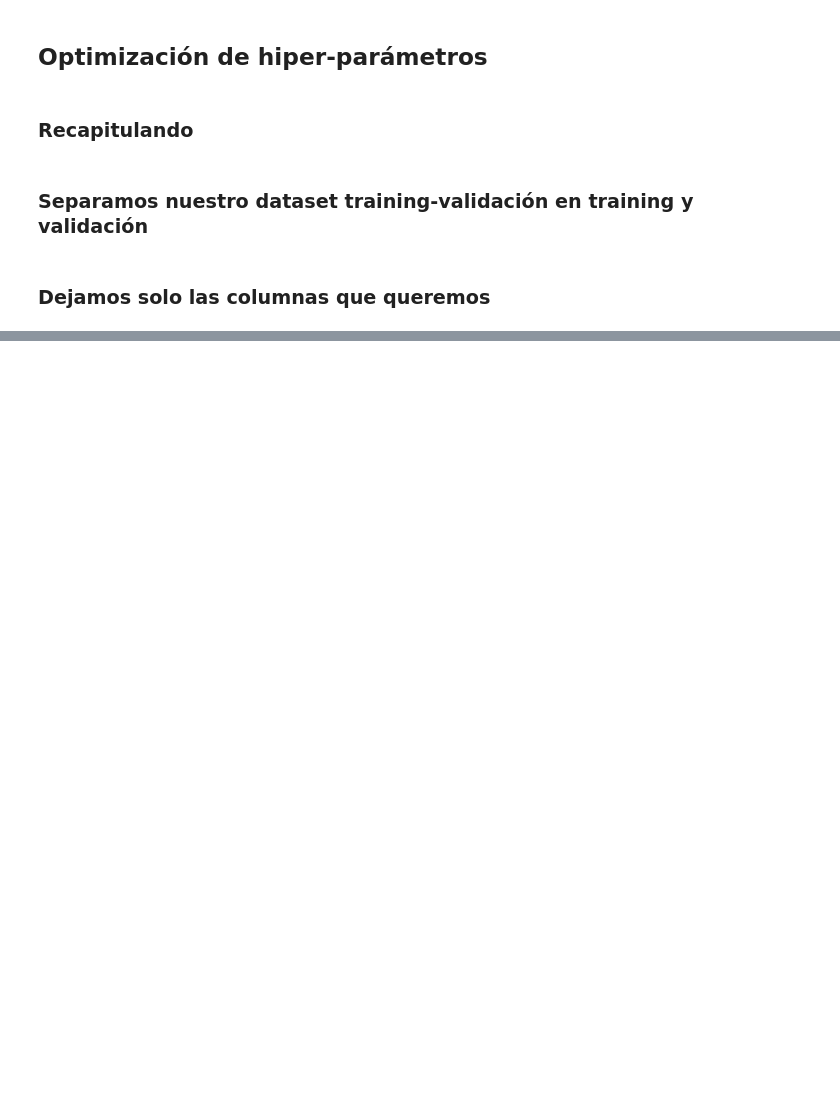
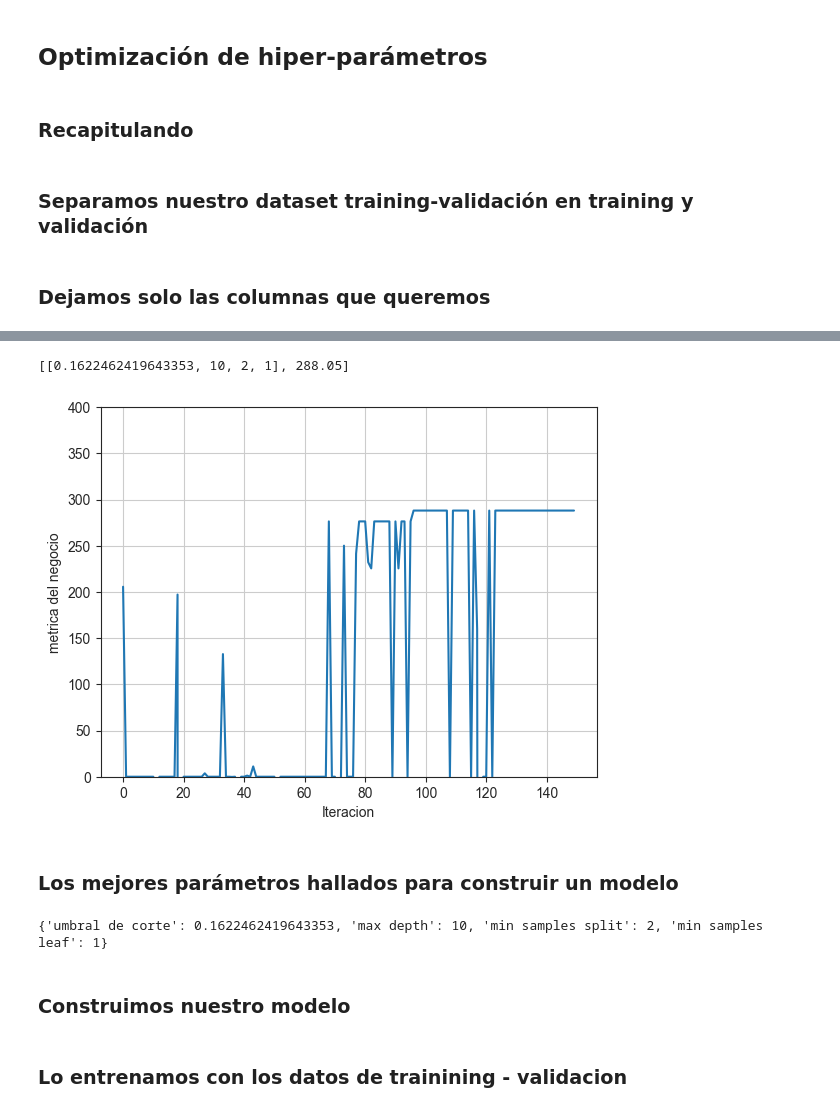
Before and after one commit to arouiller/Taller-inicial-de-machine-learning-2, a Jupyter notebook: Clase 3/Clase 3-2.ipynb, the cells around one changed output, grey strips where cells are left out. Drawn from its saved outputs; the diff is of its cells as text; code cells hidden in the pictures; blank space fills up the shorter version.

```diff
--- a/Clase 3/Clase 3-2.ipynb
+++ b/Clase 3/Clase 3-2.ipynb
@@ -55,6 +68,7 @@ columnas = [
     "beer_abv"
 ]
 # %%
+X_training_validacion = df_x_training_validacion.copy()[columnas]
 X_training = X_training[columnas]
 X_validacion = X_validacion[columnas]
 X_testing = X_testing[columnas]
@@ -125,3 +180,0 @@ columnas = [
-# %%
-X_training_validacion = df_x_training_validacion[columnas]
-X_testing = X_testing[columnas]
@@ -157,0 +232,27 @@ metrica_negocio
+# %%
+import warnings
+warnings.filterwarnings('ignore')
+
+space  = [
+    Real(0.01, 0.2, name='umbral_corte'),
+    Integer(1, 10, name = 'max_depth'),
+    Integer(2, 10000, name = 'min_samples_split'),
+    Integer(1, 10000, name = 'min_samples_leaf'),
+
+]
+
+res = gp_minimize(cv_con_umbral_de_corte,                  # the function to minimize
+                  space,     # the bounds on each dimension of x
+                  n_initial_points = 10,
+                  n_calls=150,         # the number of evaluations of f including at x0
+                  n_random_starts=10,  # the number of random initialization points
+                  random_state=777,
+                  x0 = [
+                      [0.11111112, 4, 2, 1]
+                  ],
+                  callback = lambda res: print([
+                          len(res.func_vals),
+                          res.x_iters[len(res.x_iters)-1],
+                          -res.func_vals[len(res.func_vals)-1]
+                      ])
+                 )
@@ -157,0 +277,34 @@ metrica_negocio
+# %%
+[res.x, -res.fun]
+# %% [output]
+[[0.1622462419643353, 10, 2, 1], 288.05]
+# %%
+sns.set_style("ticks",{'axes.grid' : True})
+
+chart_df = pd.DataFrame(data = -res.func_vals, columns=['y'])
+chart_df.reset_index(inplace=True)
+chart_df.columns = ['iteracion', 'metrica negocio']
+g1 = sns.lineplot(data=chart_df, x="iteracion", y="metrica negocio")
+g1.set(xlabel='Iteracion', ylabel='metrica del negocio')
+g1.set(ylim=(0, 400))
+plt.show()
+# %% [output]
+[figure, added]
+# %% [markdown]
+### Los mejores parámetros hallados para construir un modelo
+# %%
+umbral_corte = res.x[0]
+max_depth = res.x[1]
+min_samples_split = res.x[2]
+min_samples_leaf = res.x[3]
+
+print({
+    'umbral de corte': umbral_corte,
+    'max depth': max_depth,
+    'min samples split': min_samples_split,
+    'min samples leaf': min_samples_leaf
+})
+# %% [output]
+{'umbral de corte': 0.1622462419643353, 'max depth': 10, 'min samples split': 2, 'min samples leaf': 1}
+# %% [markdown]
+### Construimos nuestro modelo
@@ -157,0 +319,2 @@ metrica_negocio
+# %% [markdown]
+### Lo entrenamos con los datos de trainining - validacion
```
Also changed, not shown: parts of 23 cells of this notebook, 4 other files.
